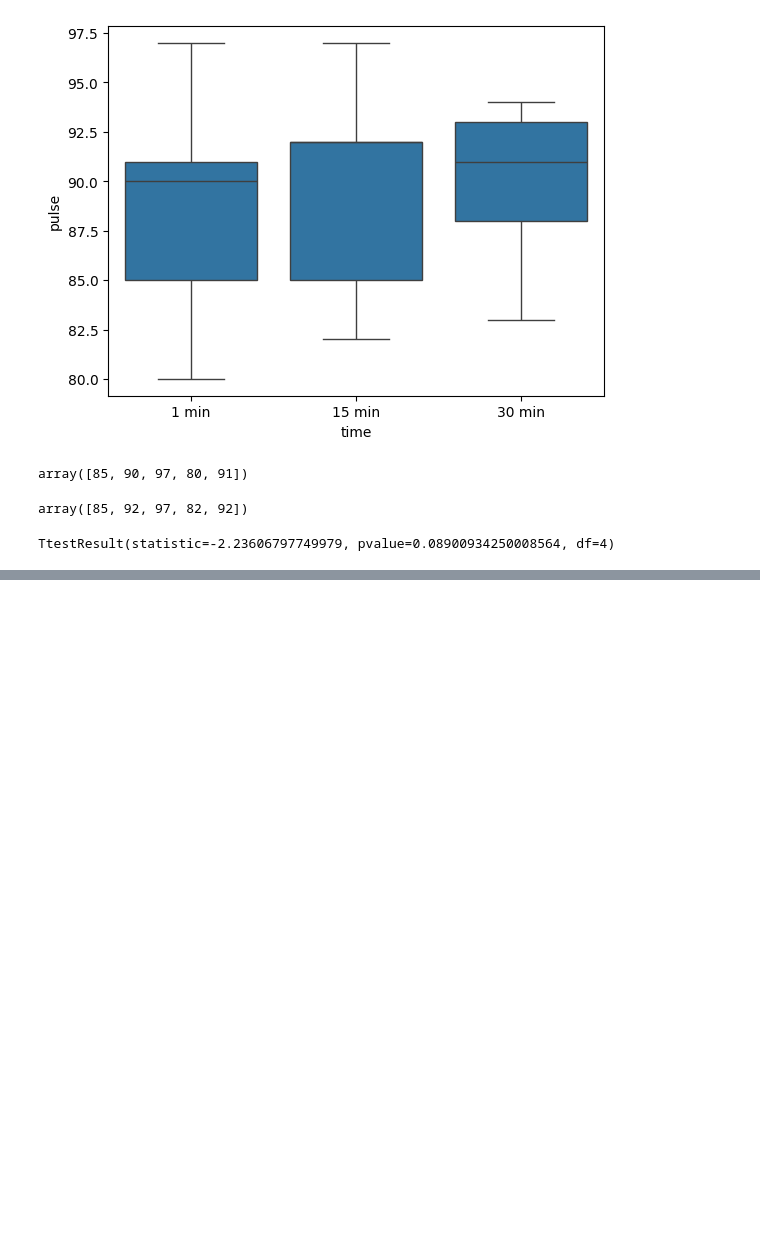
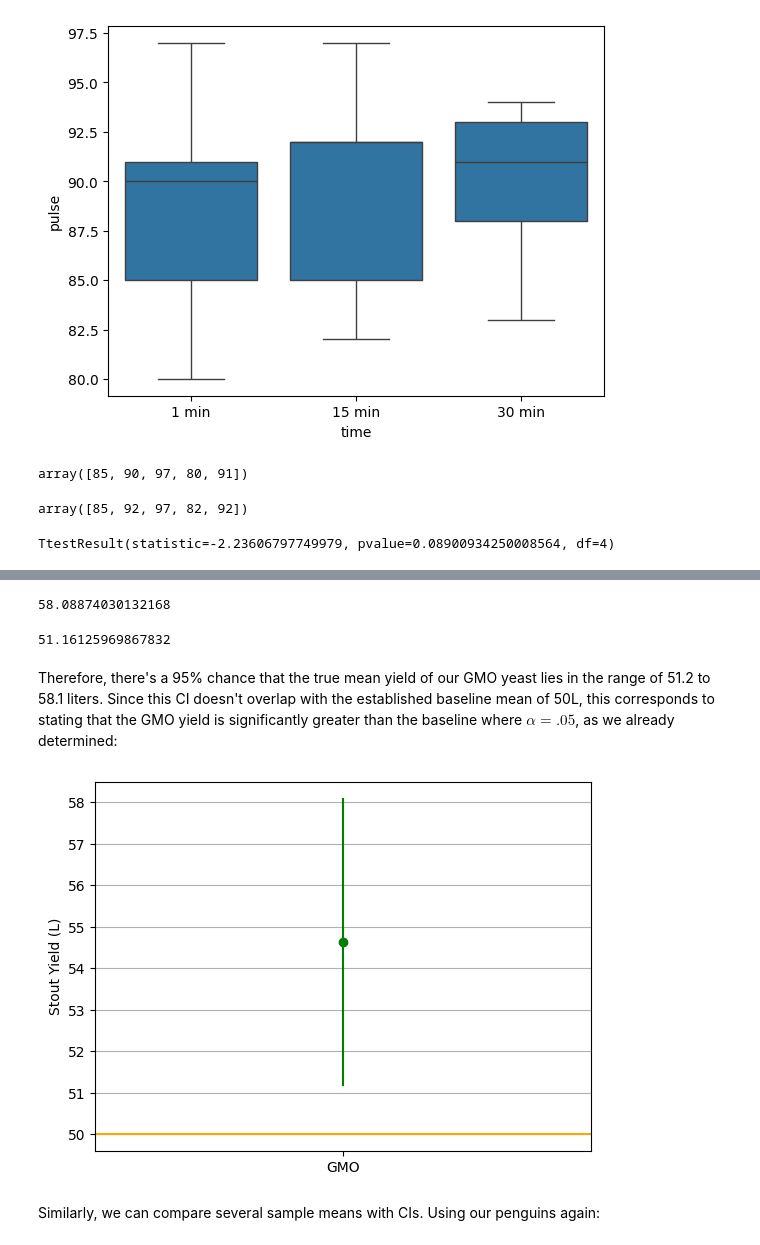
Before and after one commit to Krisho1/Machine-Learning-Foundations-Math-Probability-Statistics-and-Computer-Science-Python-Codes-, a Jupyter notebook: statistics.ipynb, the cells around one changed output, grey strips where cells are left out. Cells and saved outputs as stored; diff of their text form; code cells hidden in the pictures; blank space fills up the shorter version.

```diff
--- a/statistics.ipynb
+++ b/statistics.ipynb
@@ -755,0 +770,33 @@ TtestResult(statistic=-2.23606797749979, pvalue=0.08900934250008564, df=4)
+# %%
+x = np.array([48, 50, 54, 60, 49, 55, 59, 62])
+# %%
+xbar = x.mean()
+s = x.std()
+n = x.size
+# %%
+z = 1.960
+# %%
+def my_ci_cal(my_s, my_n, my_z):
+    return  my_z*(my_s/my_n**(1/2))
+# %%
+CIp = xbar + my_ci_cal(s,n,z)
+CIp
+# %% [output]
+58.08874030132168
+# %%
+CIn = xbar - my_ci_cal(s,n,z)
+CIn
+# %% [output]
+51.16125969867832
+# %% [markdown]
+Therefore, there's a 95% chance that the true mean yield of our GMO yeast lies in the range of 51.2 to 58.1 liters. Since this CI doesn't overlap with the established baseline mean of 50L, this corresponds to stating that the GMO yield is significantly greater than the baseline where $\alpha = .05$, as we already determined:
+# %%
+fig ,ax = plt.subplots()
+plt.ylabel('Stout Yield (L)')
+plt.grid(axis='y')
+ax.errorbar(['GMO'], [xbar], [my_ci_cal(s,n,z)], fmt='o', color='green')
+_ = ax.axhline(50, color='orange')
+# %% [output]
+[figure, added]
+# %% [markdown]
+Similarly, we can compare several sample means with CIs. Using our penguins again:
```
Also changed, not shown: parts of 31 cells of this notebook.
